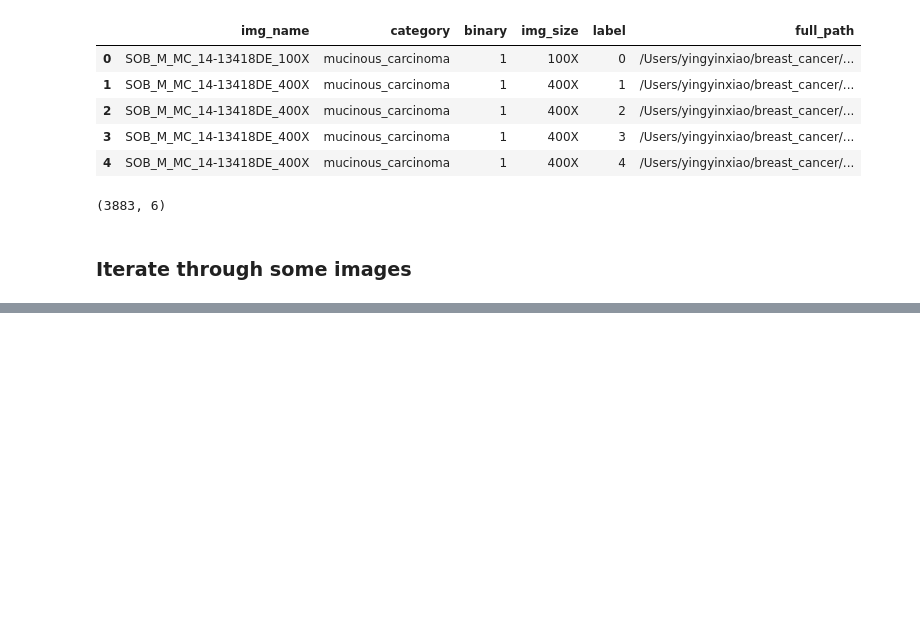
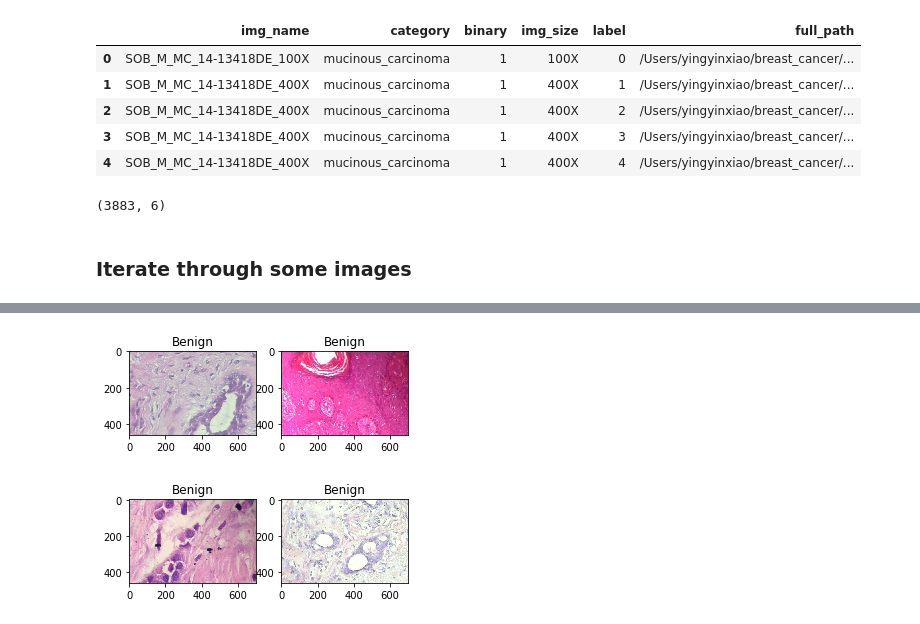
Before and after one commit to nishraptor/Breast-Cancer-Classification, a Jupyter notebook: ExploratoryNotebook.ipynb, the cells around one changed output, grey strips where cells are left out. Cells and saved outputs as stored; diff of their text form; code cells hidden in the pictures; blank space fills up the shorter version.

```diff
--- a/ExploratoryNotebook.ipynb
+++ b/ExploratoryNotebook.ipynb
@@ -298,2 +278,2 @@ NameError: name 'data' is not defined
 # %%
-dataset = Dataset('csv.csv')
+dataset = DataLoader('csv.csv')
@@ -328,0 +408,3 @@ print(img.size)
+# %%
+%%time
+train, val, test = get_loader('csv.csv', 0.1, 0.8, 0.1, 2, True, None)
@@ -328,0 +414,17 @@ print(img.size)
+# %%
+X_train = [i[0] for i in train]
+X_val = [i[0] for i in val]
+X_test = [i[0] for i in test]
+# %%
+y_train = [i[1] for i in train]
+y_val = [i[1] for i in val]
+y_test = [i[1] for i in test]
+# %%
+fig = plt.figure(figsize=(5, 5))
+for i in range(1, 5):
+    ax = fig.add_subplot(rows, columns, i)
+    if np.argmax(y_train[i]) == 0:
+        ax.title.set_text('Benign')
+        plt.imshow(X_train[i], interpolation='nearest')
+# %% [output]
+[figure, added]
```
Also changed, not shown: parts of 13 cells of this notebook, 1 other file.
